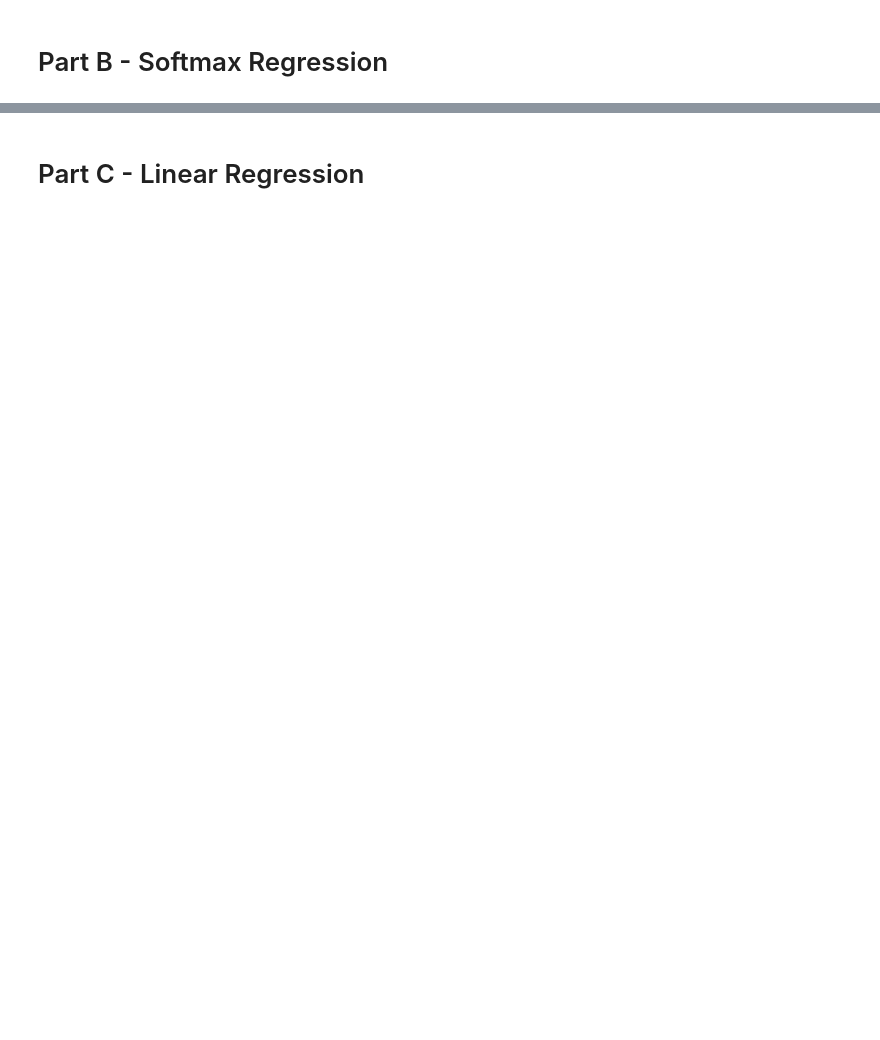
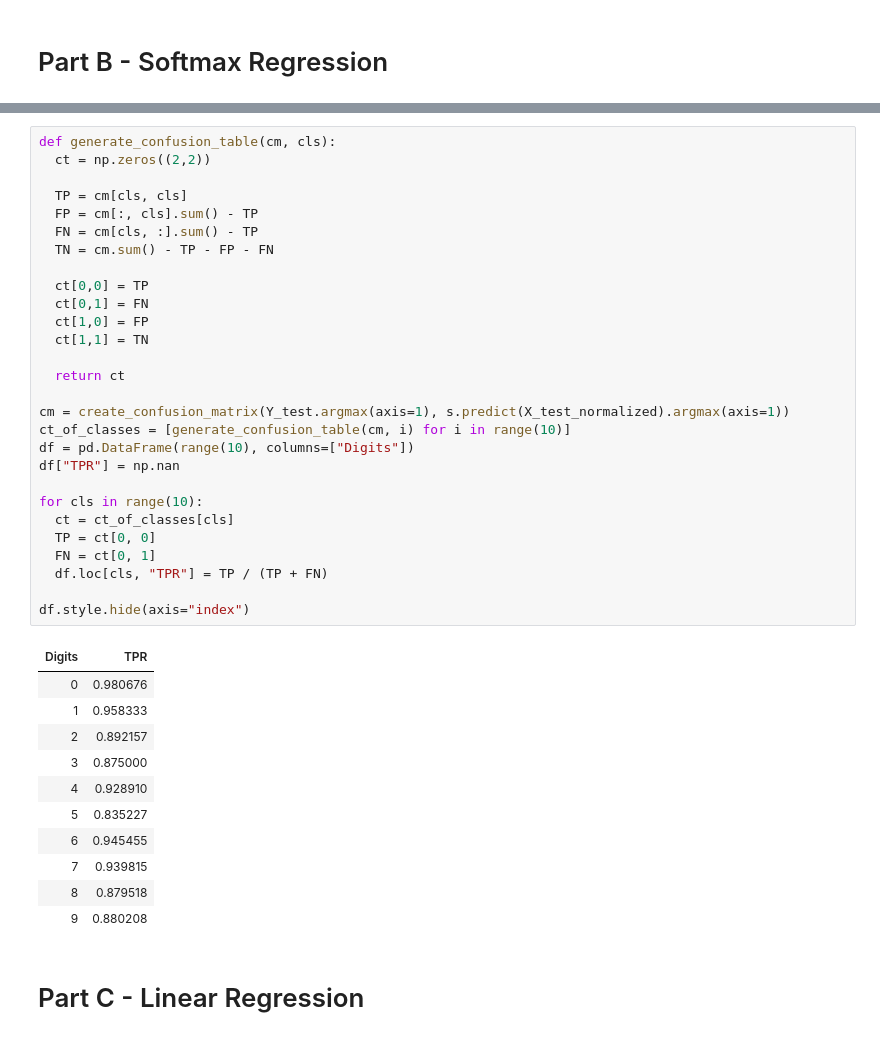
Before and after one commit to tomerab1/Introduction-to-Computational-Learning-Assignments, a Jupyter notebook: mmn11.ipynb, the cells around one changed output, grey strips where cells are left out. Saved outputs shown, nothing was run; the diff lists cells and outputs as text; blank space fills up the shorter version.

```diff
--- a/mmn11.ipynb
+++ b/mmn11.ipynb
@@ -251,2 +247,42 @@ class SoftmaxRegression:
+# %%
+def generate_confusion_table(cm, cls):
+  ct = np.zeros((2,2))
+
+  TP = cm[cls, cls]
+  FP = cm[:, cls].sum() - TP
+  FN = cm[cls, :].sum() - TP
+  TN = cm.sum() - TP - FP - FN
+
+  ct[0,0] = TP
+  ct[0,1] = FN
+  ct[1,0] = FP
+  ct[1,1] = TN
+
+  return ct
+
+cm = create_confusion_matrix(Y_test.argmax(axis=1), s.predict(X_test_normalized).argmax(axis=1))
+ct_of_classes = [generate_confusion_table(cm, i) for i in range(10)]
+df = pd.DataFrame(range(10), columns=["Digits"])
+df["TPR"] = np.nan
+
+for cls in range(10):
+  ct = ct_of_classes[cls]
+  TP = ct[0, 0]
+  FN = ct[0, 1]
+  df.loc[cls, "TPR"] = TP / (TP + FN)
+
+df.style.hide(axis="index")
+# %% [output]
+| Digits | TPR |
+| 0 | 0.980676 |
+| 1 | 0.958333 |
+| 2 | 0.892157 |
+| 3 | 0.875000 |
+| 4 | 0.928910 |
+| 5 | 0.835227 |
+| 6 | 0.945455 |
+| 7 | 0.939815 |
+| 8 | 0.879518 |
+| 9 | 0.880208 |
 # %% [markdown]
 # Part C - Linear Regression
```
Also changed, not shown: parts of 5 cells of this notebook.
